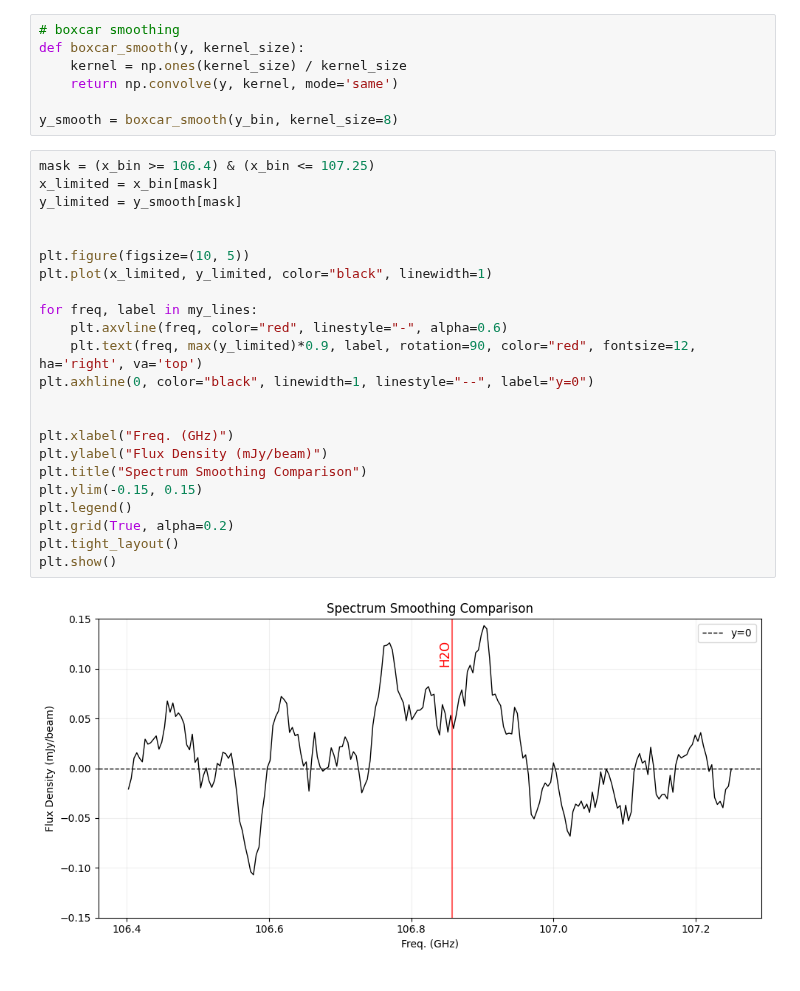
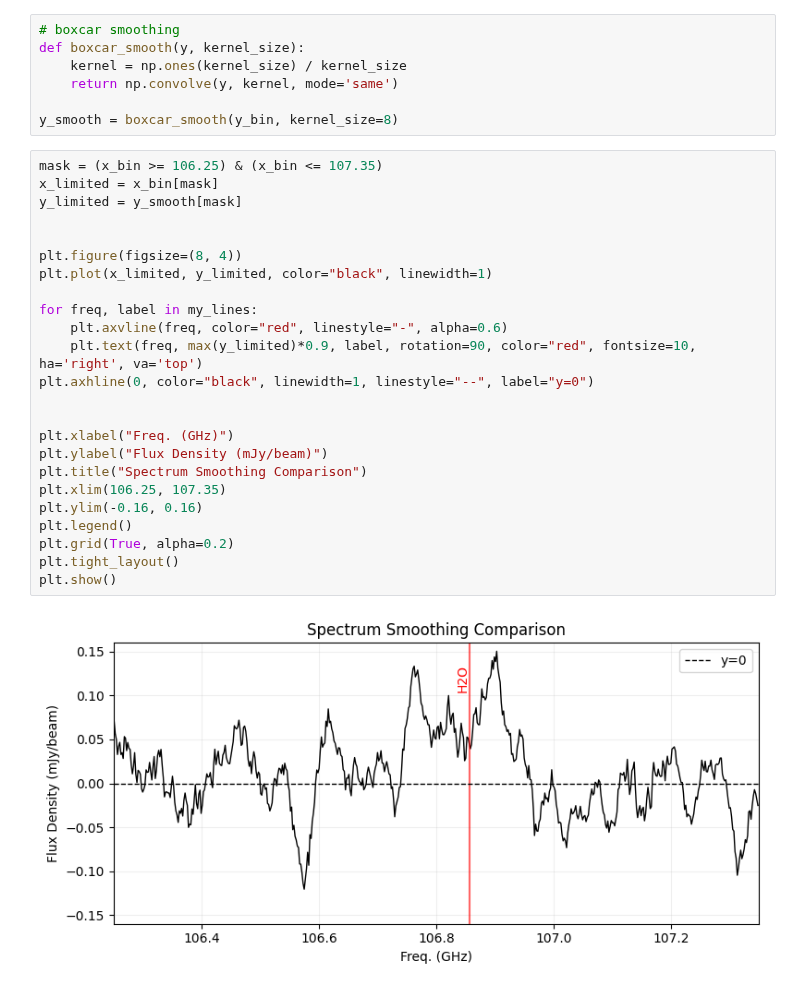
Before and after one commit to 000RF/spectral-line, a Jupyter notebook: Cloverleaf/spw27/spw27.ipynb, the cells around one changed output. Drawn from its saved outputs; the diff is of its cells as text.

```diff
--- a/Cloverleaf/spw27/spw27.ipynb
+++ b/Cloverleaf/spw27/spw27.ipynb
@@ -61,27 +61,28 @@ def boxcar_smooth(y, kernel_size):
 
 y_smooth = boxcar_smooth(y_bin, kernel_size=8)
 # %%
-mask = (x_bin >= 106.4) & (x_bin <= 107.25)
+mask = (x_bin >= 106.25) & (x_bin <= 107.35)
 x_limited = x_bin[mask]
 y_limited = y_smooth[mask]
 
 
-plt.figure(figsize=(10, 5))
+plt.figure(figsize=(8, 4))
 plt.plot(x_limited, y_limited, color="black", linewidth=1)
 
 for freq, label in my_lines:
     plt.axvline(freq, color="red", linestyle="-", alpha=0.6)
-    plt.text(freq, max(y_limited)*0.9, label, rotation=90, color="red", fontsize=12, ha='right', va='top')
+    plt.text(freq, max(y_limited)*0.9, label, rotation=90, color="red", fontsize=10, ha='right', va='top')
 plt.axhline(0, color="black", linewidth=1, linestyle="--", label="y=0")
 
 
 plt.xlabel("Freq. (GHz)")
 plt.ylabel("Flux Density (mJy/beam)")
 plt.title("Spectrum Smoothing Comparison")
-plt.ylim(-0.15, 0.15)
+plt.xlim(106.25, 107.35)
+plt.ylim(-0.16, 0.16)
 plt.legend()
 plt.grid(True, alpha=0.2)
 plt.tight_layout()
 plt.show()
 # %% [output]
-[figure, old version]
+[figure, new version]
```
Also changed, not shown: parts of 1 cell of this notebook, 2 other files.
